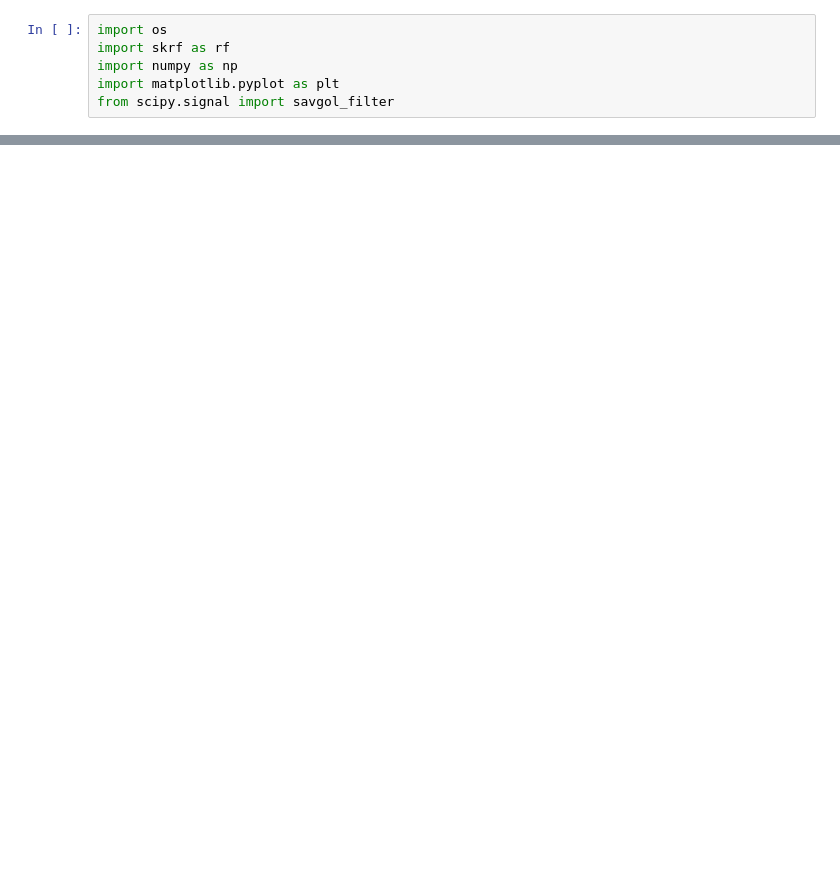
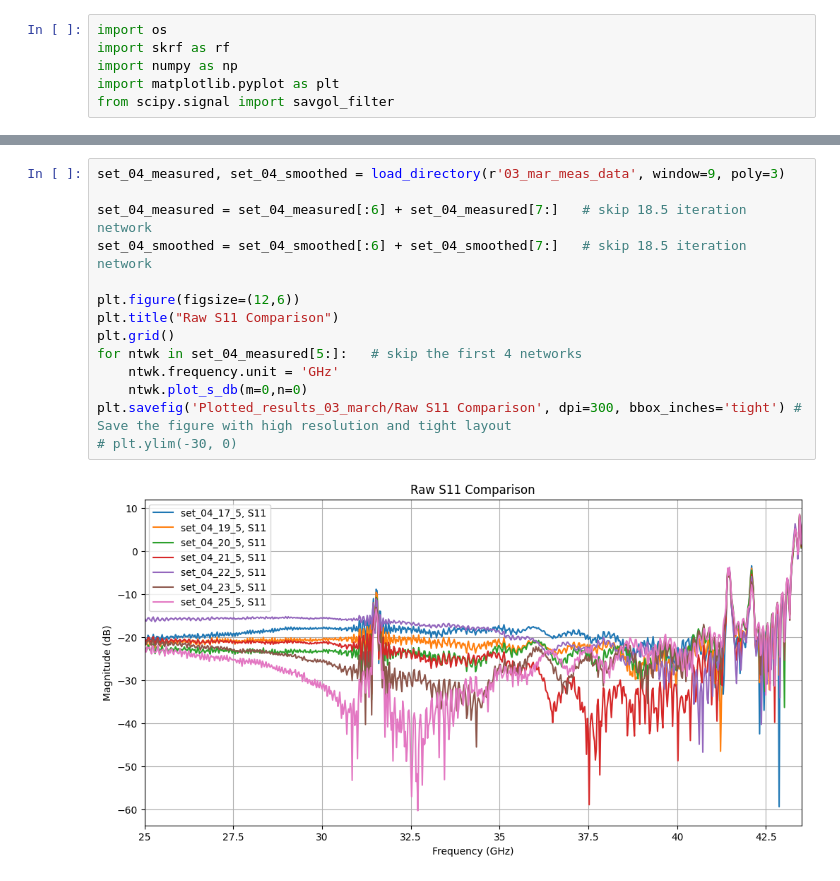
Before and after one commit to hrithik254/HFSS-layouts, a Jupyter notebook: Samples/quarter_wafer_sapphire/meas_data_report_03thmarch.ipynb, the cells around one changed output, grey strips where cells are left out. Drawn from its saved outputs; the diff is of its cells as text; blank space fills up the shorter version.

```diff
--- a/Samples/quarter_wafer_sapphire/meas_data_report_03thmarch.ipynb
+++ b/Samples/quarter_wafer_sapphire/meas_data_report_03thmarch.ipynb
@@ -93 +130,17 @@ set_04_measured
+# %%
+set_04_measured, set_04_smoothed = load_directory(r'03_mar_meas_data', window=9, poly=3)
+
+set_04_measured = set_04_measured[:6] + set_04_measured[7:]   # skip 18.5 iteration network
+set_04_smoothed = set_04_smoothed[:6] + set_04_smoothed[7:]   # skip 18.5 iteration network
+
+plt.figure(figsize=(12,6))
+plt.title("Raw S11 Comparison")
+plt.grid()
+for ntwk in set_04_measured[5:]:   # skip the first 4 networks
+    ntwk.frequency.unit = 'GHz'
+    ntwk.plot_s_db(m=0,n=0)
+plt.savefig('Plotted_results_03_march/Raw S11 Comparison', dpi=300, bbox_inches='tight') # Save the figure with high resolution and tight layout
+# plt.ylim(-30, 0)
+# %% [output]
+[figure, added]
 # %%
```
Also changed, not shown: parts of 8 cells of this notebook, 40 other files.
